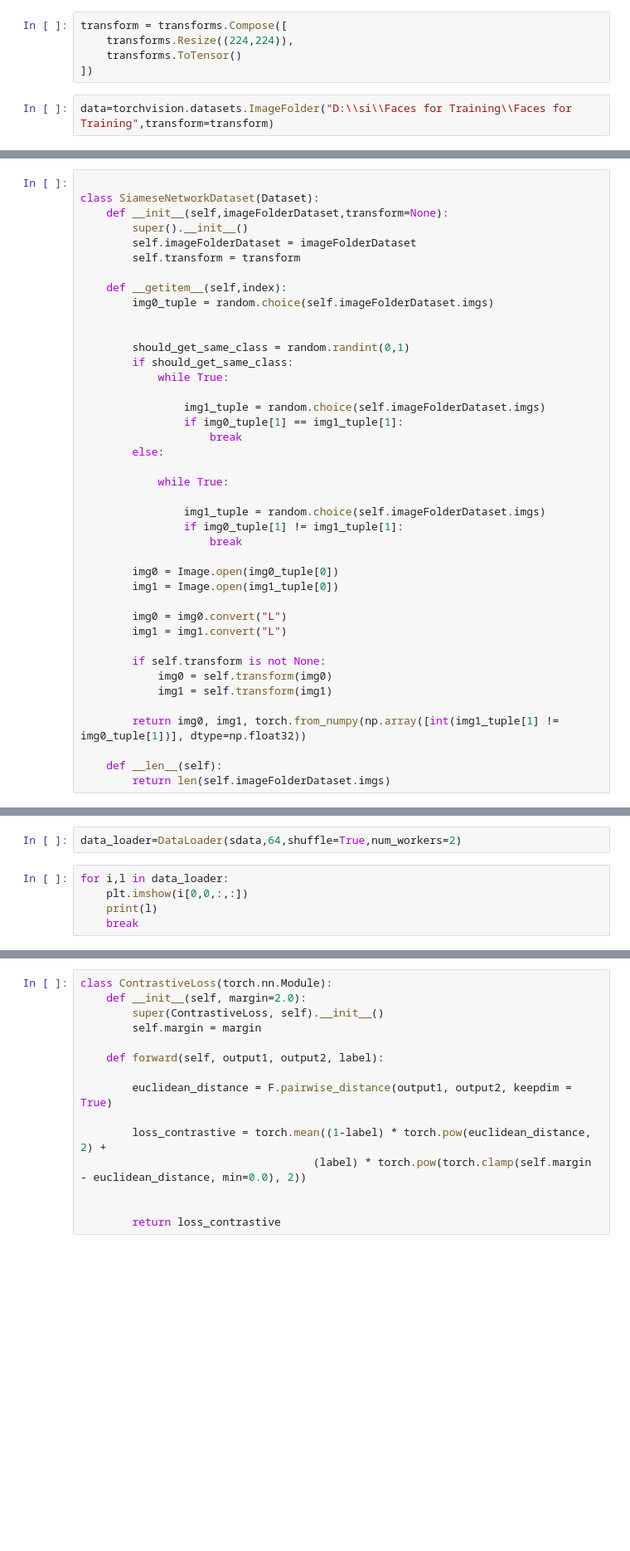
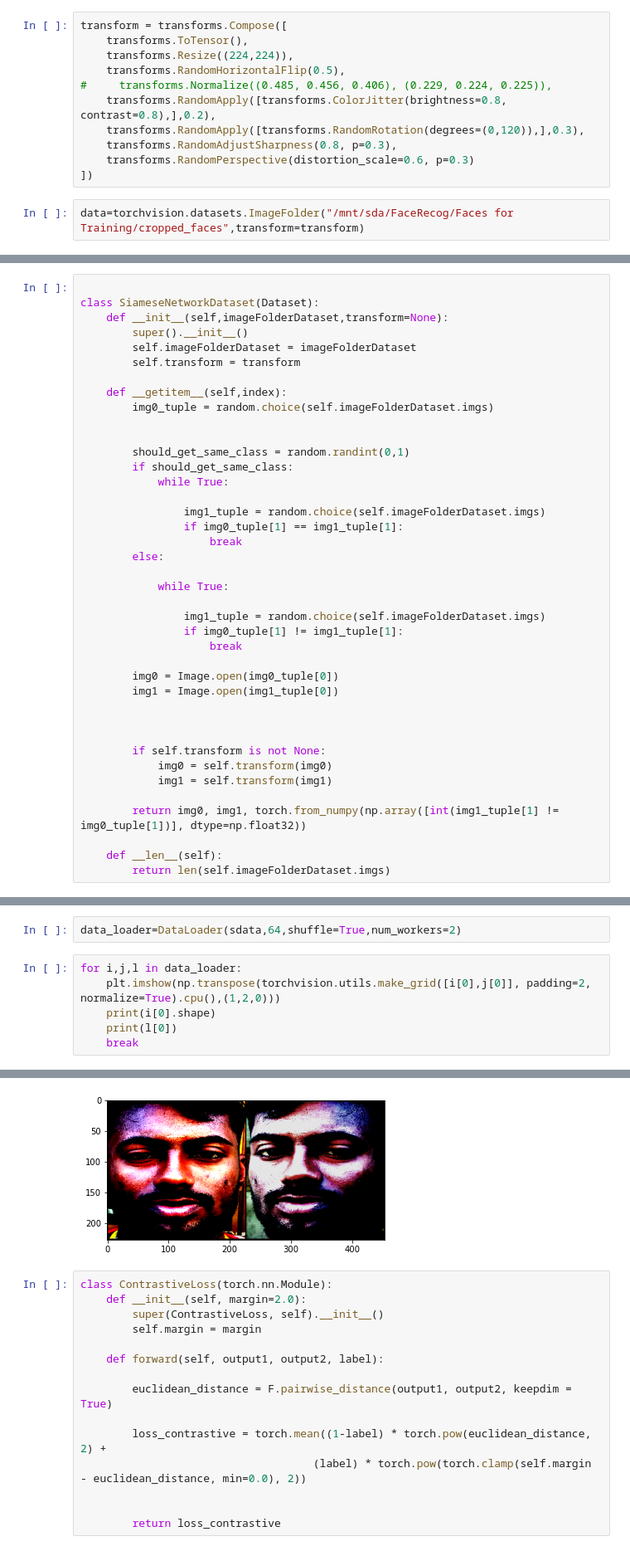
Before and after one commit to Kashyap2502/Siamese_network, a Jupyter notebook: fine tuning 1.ipynb, the cells around one changed output, grey strips where cells are left out. Shown at 83% size. Saved outputs shown, nothing was run; the diff lists cells and outputs as text; blank space fills up the shorter version.

```diff
--- a/fine tuning 1.ipynb
+++ b/fine tuning 1.ipynb
@@ -12,7 +17,13 @@ import PIL
 # %%
 transform = transforms.Compose([
+    transforms.ToTensor(),
     transforms.Resize((224,224)),
-    transforms.ToTensor()
+    transforms.RandomHorizontalFlip(0.5),
+#     transforms.Normalize((0.485, 0.456, 0.406), (0.229, 0.224, 0.225)),
+    transforms.RandomApply([transforms.ColorJitter(brightness=0.8, contrast=0.8),],0.2),
+    transforms.RandomApply([transforms.RandomRotation(degrees=(0,120)),],0.3),
+    transforms.RandomAdjustSharpness(0.8, p=0.3),
+    transforms.RandomPerspective(distortion_scale=0.6, p=0.3)
 ])
 # %%
-data=torchvision.datasets.ImageFolder("D:\\si\\Faces for Training\\Faces for Training",transform=transform)
+data=torchvision.datasets.ImageFolder("/mnt/sda/FaceRecog/Faces for Training/cropped_faces",transform=transform)
@@ -94,8 +127,7 @@ class SiameseNetworkDataset(Dataset):
         img0 = Image.open(img0_tuple[0])
         img1 = Image.open(img1_tuple[0])
 
-        img0 = img0.convert("L")
-        img1 = img1.convert("L")
+
 
         if self.transform is not None:
             img0 = self.transform(img0)
@@ -110,7 +142,9 @@ sdata=SiameseNetworkDataset(data,transform)
 # %%
 data_loader=DataLoader(sdata,64,shuffle=True,num_workers=2)
 # %%
-for i,l in data_loader:
-    plt.imshow(i[0,0,:,:])
-    print(l)
+for i,j,l in data_loader:
+    plt.imshow(np.transpose(torchvision.utils.make_grid([i[0],j[0]], padding=2, normalize=True).cpu(),(1,2,0)))
+    print(i[0].shape)
+    print(l[0])
     break
+# %% [output]
@@ -117,3 +153,4 @@ for i,l in data_loader:
+[figure, added]
 # %%
 class ContrastiveLoss(torch.nn.Module):
     def __init__(self, margin=2.0):
```
Also changed, not shown: parts of 20 cells of this notebook.
